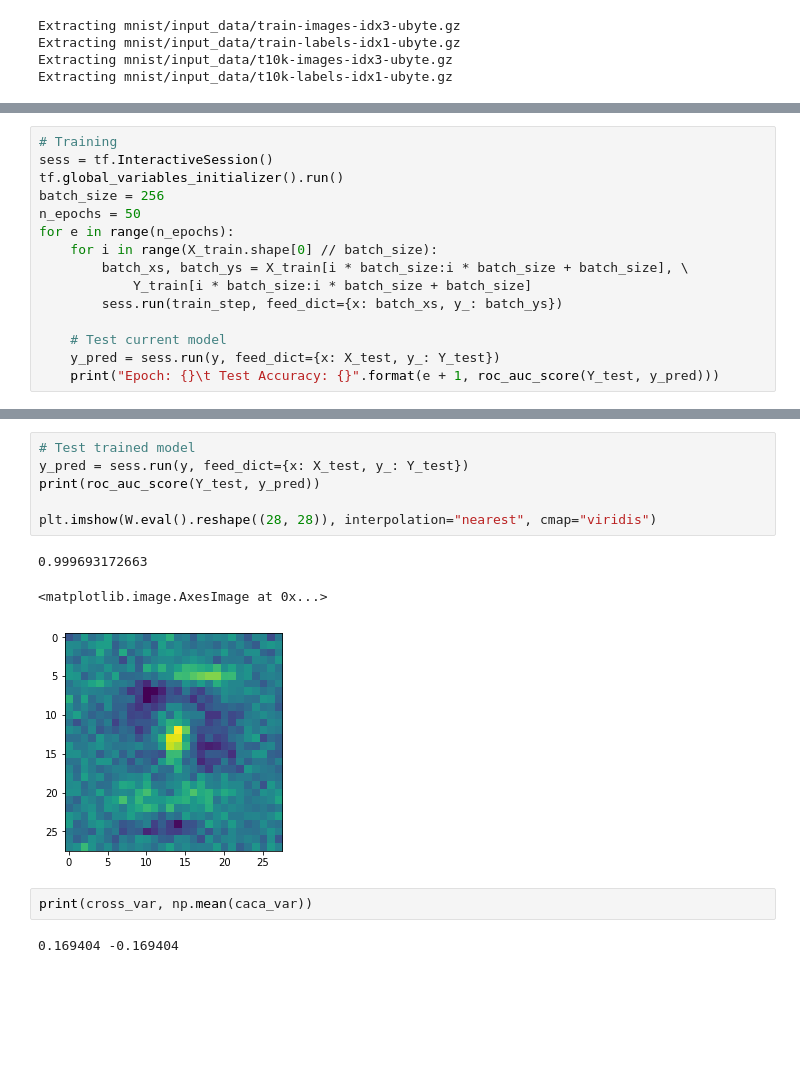
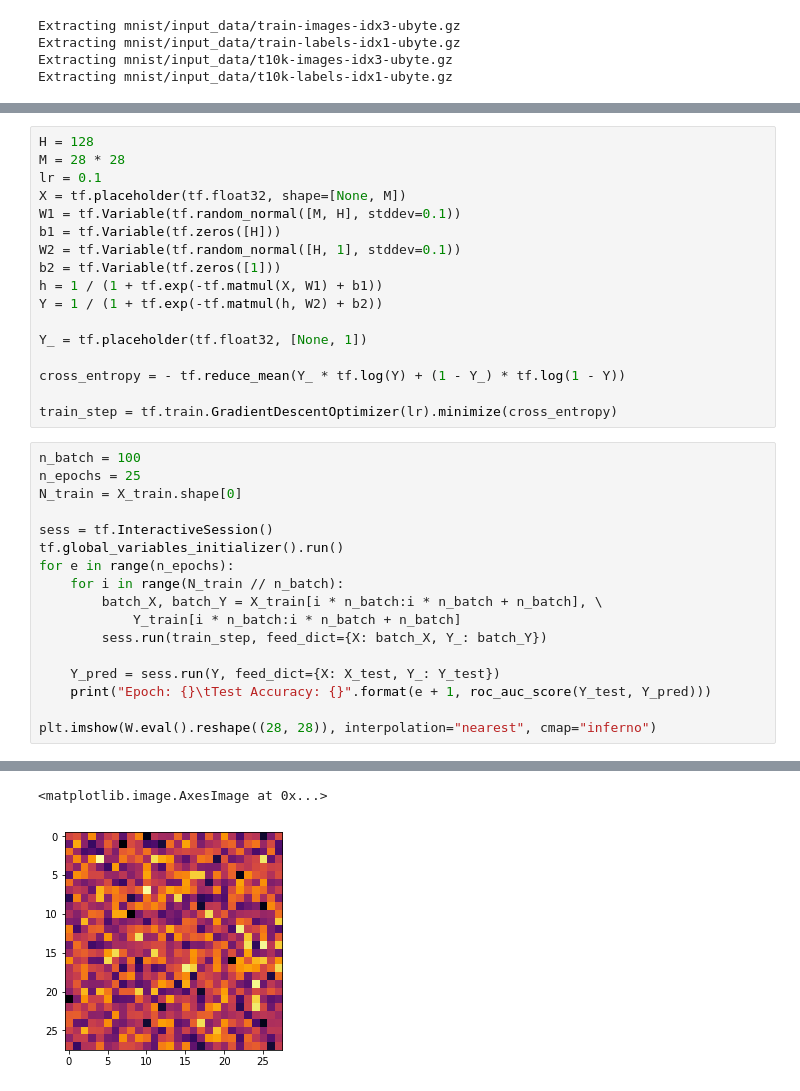
Before and after one commit to urinieto/logistic_mnist, a Jupyter notebook: LogisticRegressionTF.ipynb, the cells around one changed output, grey strips where cells are left out. Cells and saved outputs as stored; diff of their text form; blank space fills up the shorter version.

```diff
--- a/LogisticRegressionTF.ipynb
+++ b/LogisticRegressionTF.ipynb
@@ -73,16 +204,35 @@ train_step = tf.train.GradientDescentOptimizer(0.1).minimize(cross_entropy)
+# %%
+H = 128
+M = 28 * 28
+lr = 0.1
+X = tf.placeholder(tf.float32, shape=[None, M])
+W1 = tf.Variable(tf.random_normal([M, H], stddev=0.1))
+b1 = tf.Variable(tf.zeros([H]))
+W2 = tf.Variable(tf.random_normal([H, 1], stddev=0.1))
+b2 = tf.Variable(tf.zeros([1]))
+h = 1 / (1 + tf.exp(-tf.matmul(X, W1) + b1))
+Y = 1 / (1 + tf.exp(-tf.matmul(h, W2) + b2))
+
+Y_ = tf.placeholder(tf.float32, [None, 1])
+
+cross_entropy = - tf.reduce_mean(Y_ * tf.log(Y) + (1 - Y_) * tf.log(1 - Y))
+
+train_step = tf.train.GradientDescentOptimizer(lr).minimize(cross_entropy)
 # %%
-# Training
+n_batch = 100
+n_epochs = 25
+N_train = X_train.shape[0]
+
 sess = tf.InteractiveSession()
 tf.global_variables_initializer().run()
-batch_size = 256
-n_epochs = 50
 for e in range(n_epochs):
-    for i in range(X_train.shape[0] // batch_size):
-        batch_xs, batch_ys = X_train[i * batch_size:i * batch_size + batch_size], \
-            Y_train[i * batch_size:i * batch_size + batch_size]
-        sess.run(train_step, feed_dict={x: batch_xs, y_: batch_ys})
+    for i in range(N_train // n_batch):
+        batch_X, batch_Y = X_train[i * n_batch:i * n_batch + n_batch], \
+            Y_train[i * n_batch:i * n_batch + n_batch]
+        sess.run(train_step, feed_dict={X: batch_X, Y_: batch_Y})
 
-    # Test current model
-    y_pred = sess.run(y, feed_dict={x: X_test, y_: Y_test})
-    print("Epoch: {}\t Test Accuracy: {}".format(e + 1, roc_auc_score(Y_test, y_pred)))
+    Y_pred = sess.run(Y, feed_dict={X: X_test, Y_: Y_test})
+    print("Epoch: {}\tTest Accuracy: {}".format(e + 1, roc_auc_score(Y_test, Y_pred)))
+
+plt.imshow(W.eval().reshape((28, 28)), interpolation="nearest", cmap="inferno")
 # %% [output]
@@ -106,14 +256,2 @@ Epoch: 50        Test Accuracy: 0.999625464955
+<matplotlib.image.AxesImage at 0x...>
+[figure, added]
-# %%
-# Test trained model
-y_pred = sess.run(y, feed_dict={x: X_test, y_: Y_test})
-print(roc_auc_score(Y_test, y_pred))
-
-plt.imshow(W.eval().reshape((28, 28)), interpolation="nearest", cmap="viridis")
-# %% [output]
-0.999693172663
-<matplotlib.image.AxesImage at 0x...>
-[figure, removed]
-# %%
-print(cross_var, np.mean(caca_var))
-# %% [output]
-0.169404 -0.169404
```
Also changed, not shown: parts of 16 cells of this notebook, 1 other file.
